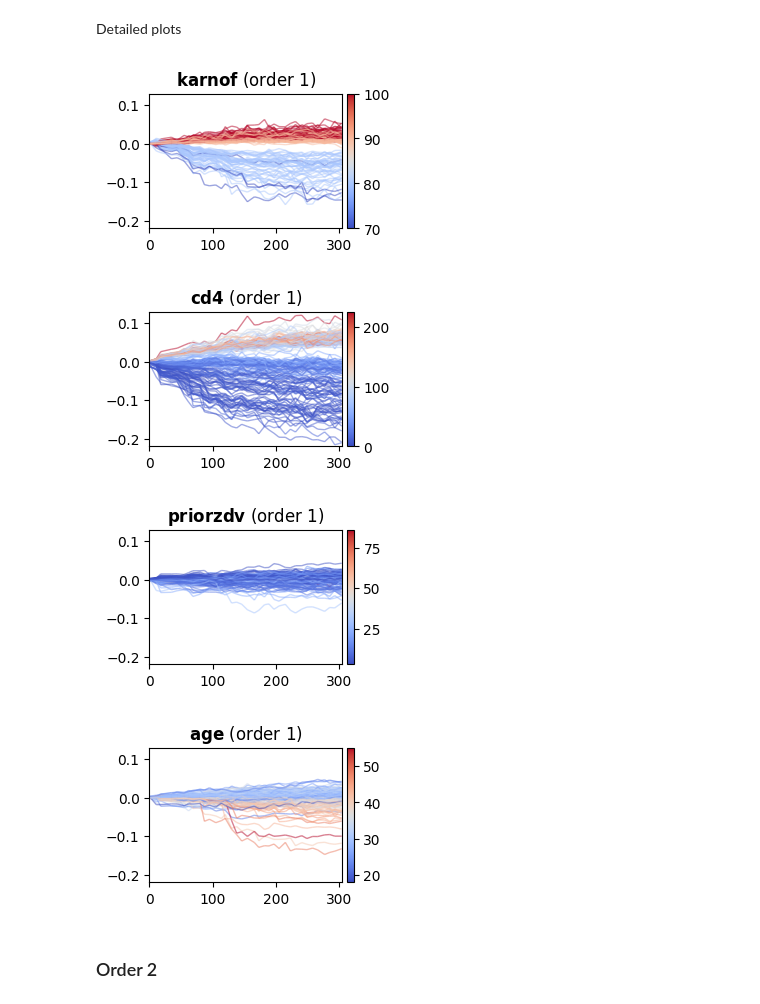
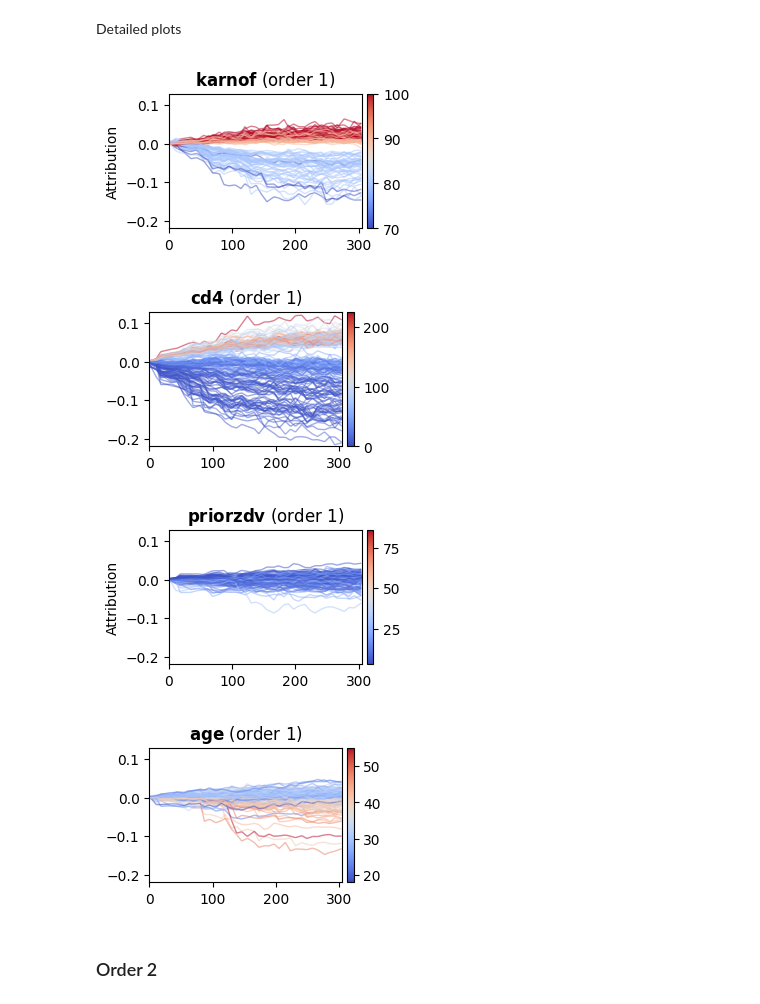
Before and after one commit to sophhan/survshapiq, a Jupyter notebook: experiments/explain_actg.ipynb, the cells around one changed output. Drawn from its saved outputs; the diff is of its cells as text; code cells hidden in the pictures.

Commit message:
update plots

```diff
--- a/experiments/explain_actg.ipynb
+++ b/experiments/explain_actg.ipynb
@@ -77,13 +78,6 @@ filename = f'results/actg_explanations_order2.pkl'
 with open(filename, 'wb') as f:
     pickle.dump(explanations_order2, f)
 # %%
-np.random.seed(SEED)
-n_samples = 200
-if X_train.shape[0] > n_samples:
-    X_explain = X_train.sample(n_samples)
-else:
-    n_samples = X_train.shape[0]
-    X_explain = X_train
 explanations_order1 = src.survshapiq(
     model,
     X_train.values,
@@ -161,39 +155,38 @@ for feature_name in df_plot1.feature.unique():
             cmap=CMAP, # coolwarm
             norm=plt.Normalize(temp.color.min(), temp.color.max()),
             array=c[:-1],  # color values
             linewidth=1,
             alpha=0.5
         )
         ax.add_collection(lc)
 
     ax.set_xlim(0, 305)
     ax.set_ylim(-0.22, 0.13)
     ax.set_title("$\mathbf{" + feature_name + "}$ (order 1)")
     # if feature_name == "age":
     #     ax.set_xlabel('Time')
     #     ax.set_ylabel(' ')
-    # if feature_name == "karnof":
-    #     ax.set_xlabel('')
-    #     ax.set_ylabel('Attribution')
+    if feature_name in ["karnof", "priorzdv"]:
+        ax.set_ylabel('Attribution')
     # if feature_name == "priorzdv":
     #     ax.set_xlabel(' ')
     #     ax.set_ylabel(' ')
     # if feature_name == "cd4":
     #     ax.set_xlabel('Time')
     #     ax.set_ylabel('Attribution')
 
     # Add colorbar
     sm = plt.cm.ScalarMappable(cmap=CMAP, norm=plt.Normalize(temp.color.quantile(0.00), temp.color.quantile(0.95), clip=True))
     sm.set_array([])  # required for colorbar
     cbar = fig.colorbar(sm, ax=ax, pad=0.02)
     # cbar.set_label("color value")
     # plt.tight_layout()
     plt.savefig(f'results/actg_order1_global_{feature_name}.pdf', bbox_inches="tight", pad_inches=0.01)
     # plt.close()
 # %% [output]
-[figure, old version]
+[figure, new version]
 [figure]
-[figure, old version]
+[figure, new version]
 [figure]
 # %% [markdown]
 ### Order 2
```
Also changed, not shown: parts of 7 cells of this notebook, 57 other files.
